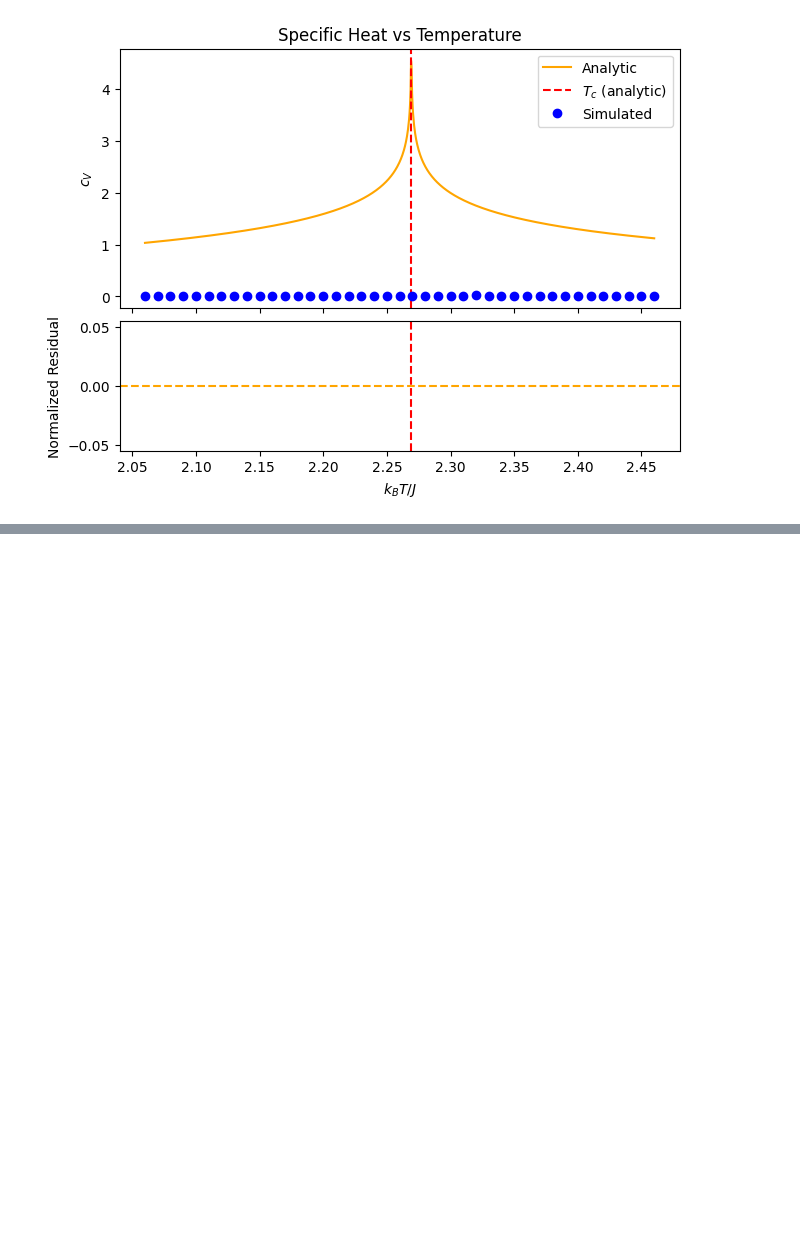
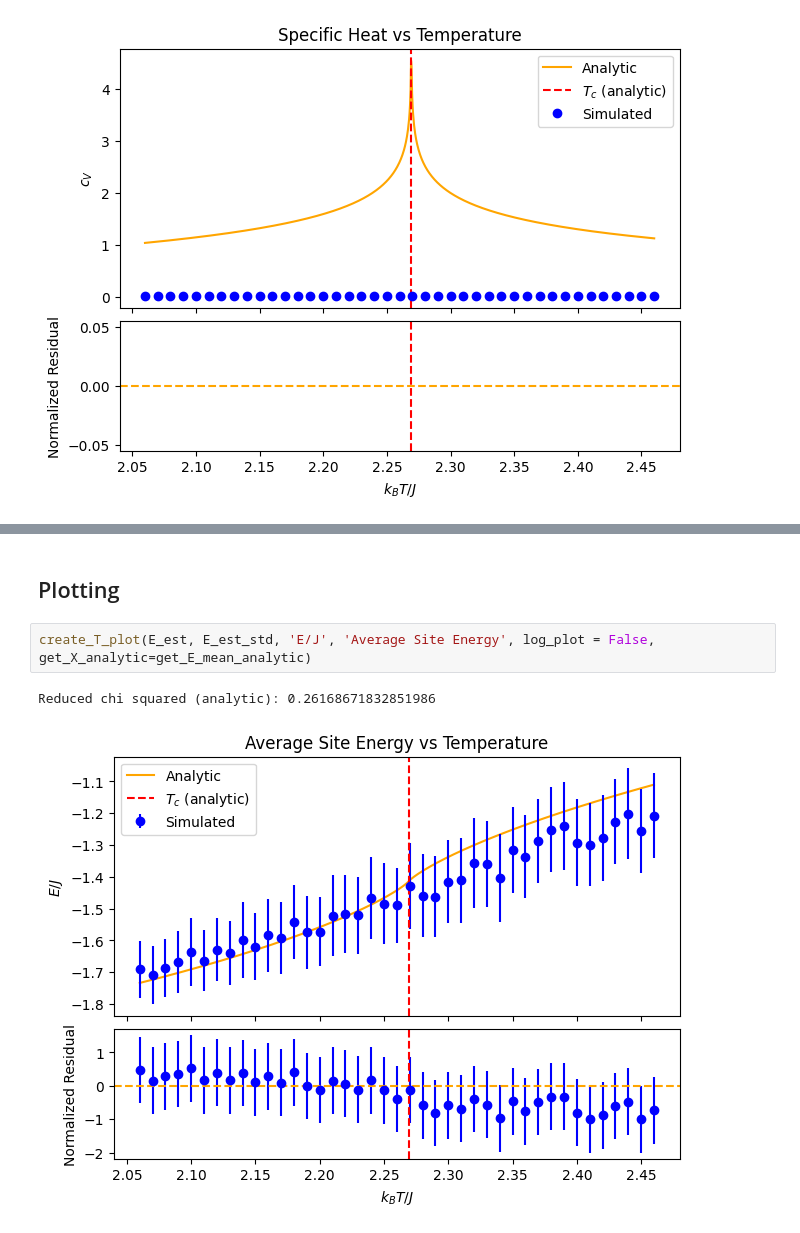
Before and after one commit to DarkLordProgrammer/ising, a Jupyter notebook: ising_plot.ipynb, the cells around one changed output, grey strips where cells are left out. Cells and saved outputs as stored; diff of their text form; blank space fills up the shorter version.

```diff
--- a/ising_plot.ipynb
+++ b/ising_plot.ipynb
@@ -249,3 +283,10 @@ cV_mean = np.mean(cVs, axis=0)
 cV_std = np.std(cVs, axis=0)/np.sqrt(len(cVs)) #Standard error of the mean
 chi_mean = np.mean(chis, axis=0)
 chi_std = np.std(chis, axis=0)/np.sqrt(len(chis)) #Standard error of the mean
+# %% [markdown]
+## Plotting
+# %%
+create_T_plot(E_est, E_est_std, 'E/J', 'Average Site Energy', log_plot = False, get_X_analytic=get_E_mean_analytic)
+# %% [output]
+Reduced chi squared (analytic): 0.26168671832851986
+[figure, added]
```
Also changed, not shown: parts of 20 cells of this notebook, 17 other files.
